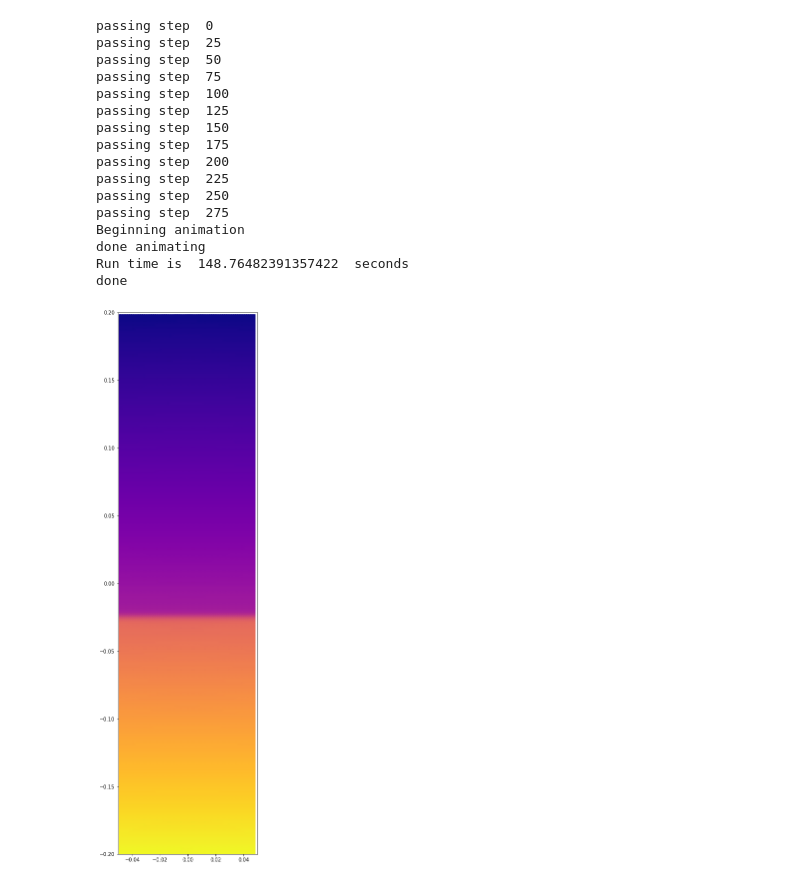
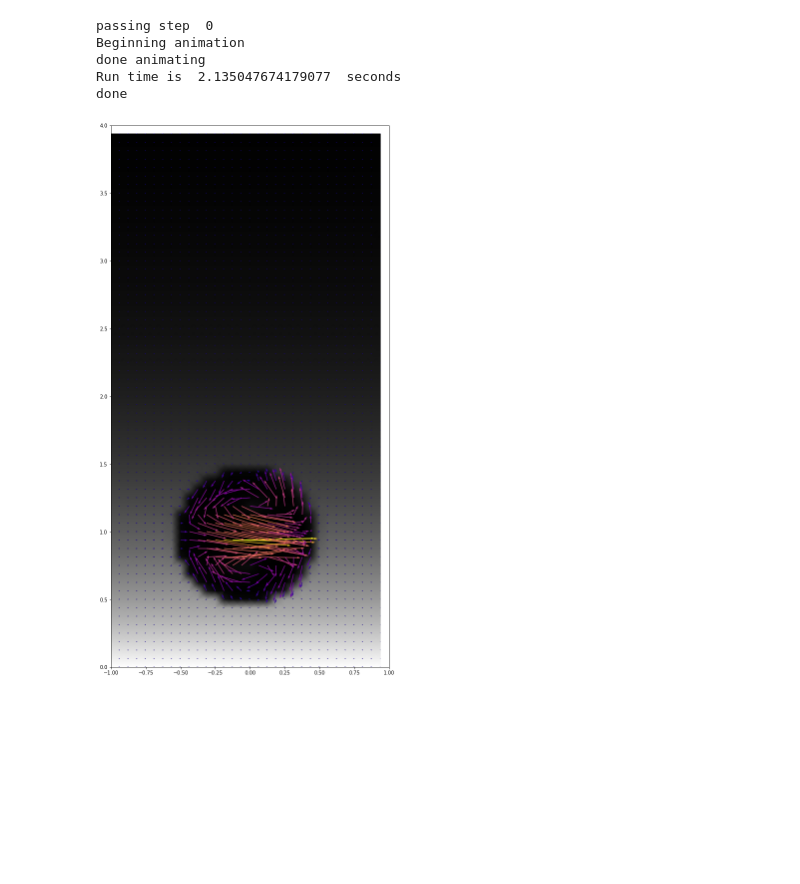
Before and after one commit to asmohov/bubbles, a Jupyter notebook: athena_testing/rt/plotting/b_field_slice.ipynb, the cells around one changed output. Drawn from its saved outputs; the diff is of its cells as text; code cells hidden in the pictures; blank space fills up the shorter version.

```diff
--- a/athena_testing/rt/plotting/b_field_slice.ipynb
+++ b/athena_testing/rt/plotting/b_field_slice.ipynb
@@ -12,7 +12,7 @@ import matplotlib as mpl
 import athena_read
 
 
-file_name = '../mag_bubble/rt.block0.out2.00010.vtk'
+file_name = '../mag_bubble/rt.block0.out2.00000.vtk'
 
 data = athena_read.vtk(file_name)
 #print(data[-1]['rho'])
@@ -62,10 +62,10 @@ import IPython
 from base64 import b64encode
 start = time.time()
 z=[]
-fig, ax = plt.subplots(figsize=(5,20))
+fig, ax = plt.subplots(figsize=(10,20))
 Cam = cam(fig)
-outrange = range(300)
-file_path = '../rt_clean'
+outrange = range(8)
+file_path = '../mag_bubble'
 for i in outrange:
         if z != []:
             z.remove()
@@ -87,64 +87,53 @@ for i in outrange:
         z_coords = data[2][:-1]
         y_coords = data[1][:-1]#+.03125
         #print(x_coords)
-        #splice = np.array(data[3]['Bcc'])
+        splice = np.array(data[3]['Bcc'])
         #print(splice.shape)
-        #splice = splice[:,16,:,:]
+        splice = splice[:,16,:,:]
 
         rho_splice = np.array(data[3]['rho'])
         rho_splice = rho_splice[:,16,:]
         #print(rho_splice.shape)
         #print(len(x_coords))
         #print(len(z_coords))
-        #Bx = splice[:,:,0]
-        #By = splice[:,:,1]
-        #Bz = splice[:,:,2]
+        Bx = splice[:,:,0]
+        By = splice[:,:,1]
+        Bz = splice[:,:,2]
         #print('len bx ',len(Bx))
         #print('len bz ',len(Bz))
         #print('len by ',len(By))
         Bmag = np.sqrt(Bx*Bx+By*By+Bz*Bz)
 
         #fig, ax = plt.subplots(figsize=(8,8))
-        ax.set_xlim(-.05,.05)
-        ax.set_ylim(-.2,.2)
-        ax.pcolormesh(x_coords,z_coords,rho_splice,shading='gouraud',cmap='plasma')
-        #q = ax.quiver(x_coords,z_coords,Bx,Bz,Bmag,cmap='plasma')
+        ax.set_xlim(-1,1)
+        ax.set_ylim(0,4)
+        ax.pcolormesh(x_coords,z_coords,rho_splice,shading='gouraud',cmap='binary_r')
+        q = ax.quiver(x_coords,z_coords,Bx,Bz,Bmag,cmap='plasma')
         if i%1== 0:
             #print('snapping')
             Cam.snap()
 print('Beginning animation')
-anim = Cam.animate(blit=False,interval=20)
+anim = Cam.animate(blit=False,interval=100)
 #writervideo = anim.FFMpegWriter(fps=60)
 print('done animating')
 anim.save('rt_test.mp4')
 #Video("bubble_test.mp4",embed=True)
 print('Run time is ',(time.time()-start),' seconds' )
 #play video inline
 html = ''
 video = open("rt_test.mp4",'rb').read()
 src = 'data:video/mp4;base64,' + b64encode(video).decode()
 html += '<video width=500 controls><source src="%s" type="video/mp4"></video>' % src
 IPython.display.HTML(html)
 
 print('done')
 # %% [output]
 passing step  0
-passing step  25
-passing step  50
-passing step  75
-passing step  100
-passing step  125
-passing step  150
-passing step  175
-passing step  200
-passing step  225
-passing step  250
-passing step  275
 Beginning animation
 done animating
-Run time is  148.76482391357422  seconds
+Run time is  2.135047674179077  seconds
 done
-[figure, old version]
+[figure, new version]
 # %%
 import IPython
 from base64 import b64encode
```
Also changed, not shown: parts of 3 cells of this notebook, 18 other files.
